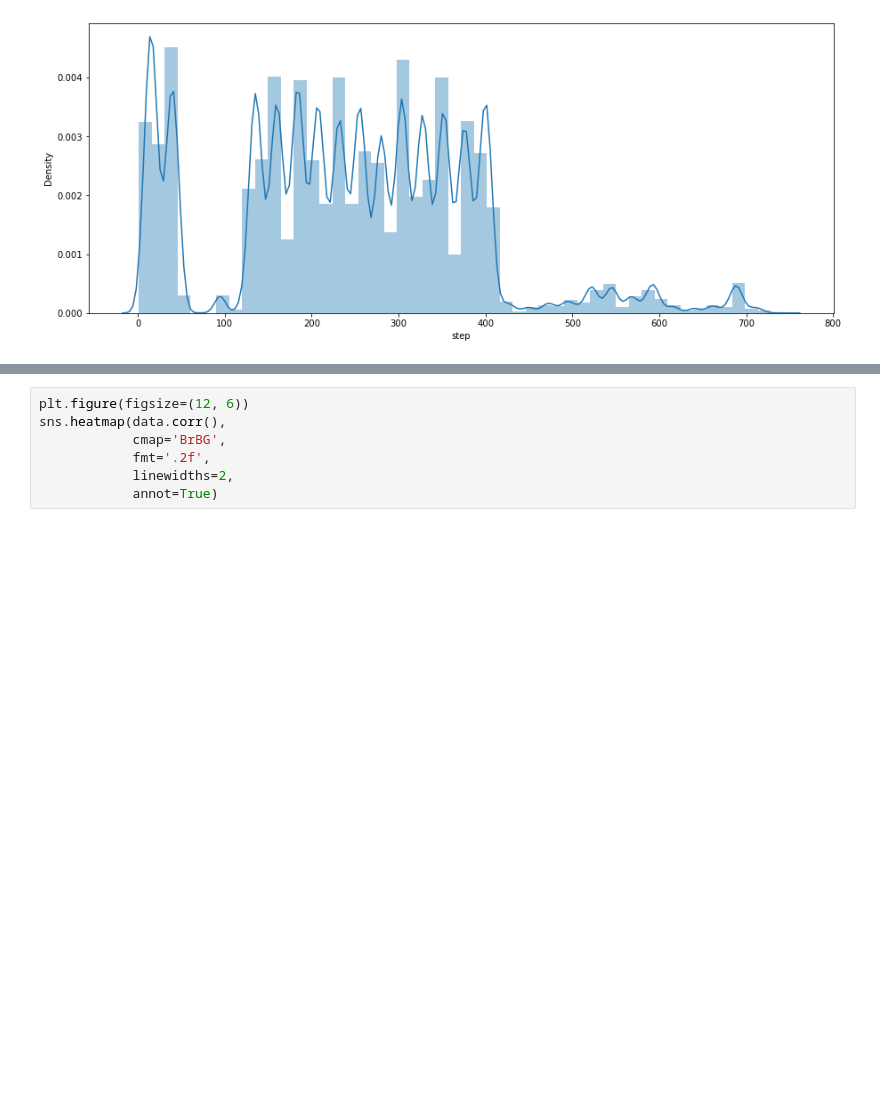
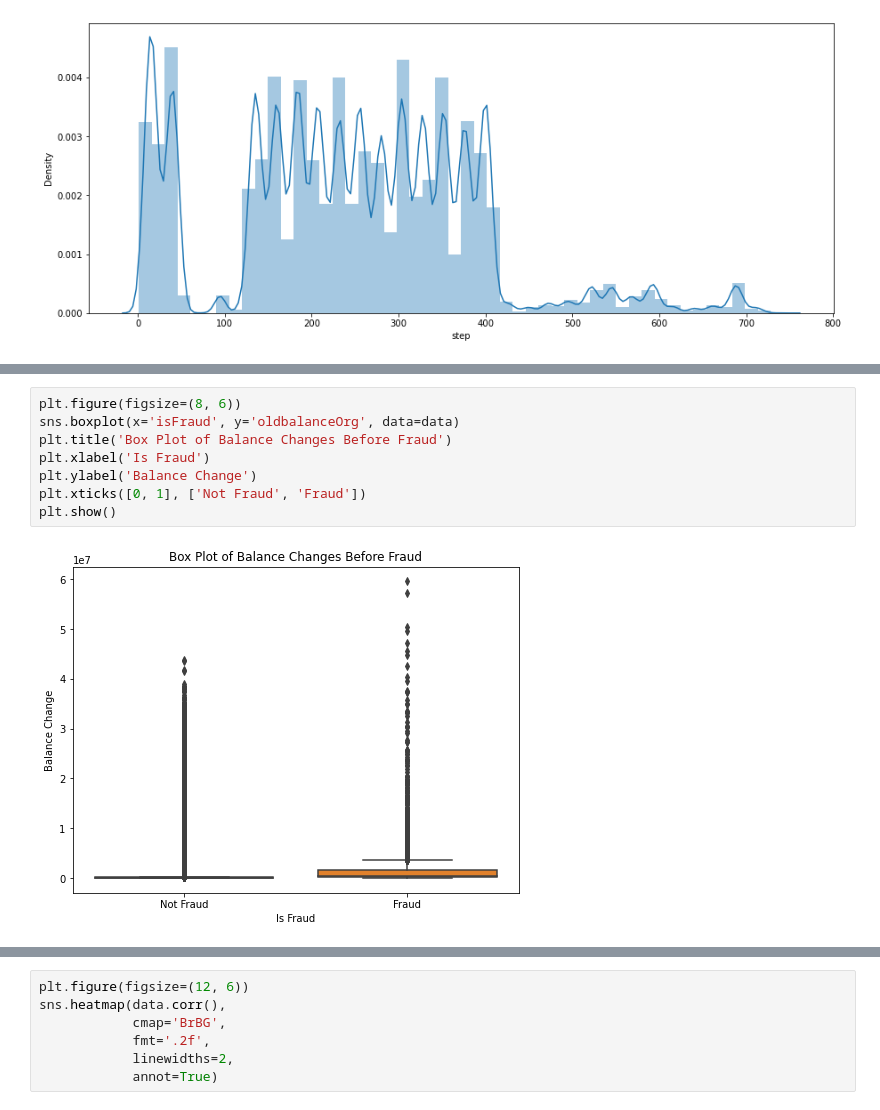
Before and after one commit to radhya22/Online_Payment_Fraud_Prediction, a Jupyter notebook: Online_Payment_Fraud_Prediction.ipynb, the cells around one changed output, grey strips where cells are left out. Drawn from its saved outputs; the diff is of its cells as text; blank space fills up the shorter version.

```diff
--- a/Online_Payment_Fraud_Prediction.ipynb
+++ b/Online_Payment_Fraud_Prediction.ipynb
@@ -108,0 +126,10 @@ sns.distplot(data['step'], bins=50)
+# %%
+plt.figure(figsize=(8, 6))
+sns.boxplot(x='isFraud', y='oldbalanceOrg', data=data)
+plt.title('Box Plot of Balance Changes Before Fraud')
+plt.xlabel('Is Fraud')
+plt.ylabel('Balance Change')
+plt.xticks([0, 1], ['Not Fraud', 'Fraud'])
+plt.show()
+# %% [output]
+[figure, added]
```
Also changed, not shown: parts of 46 cells of this notebook.
